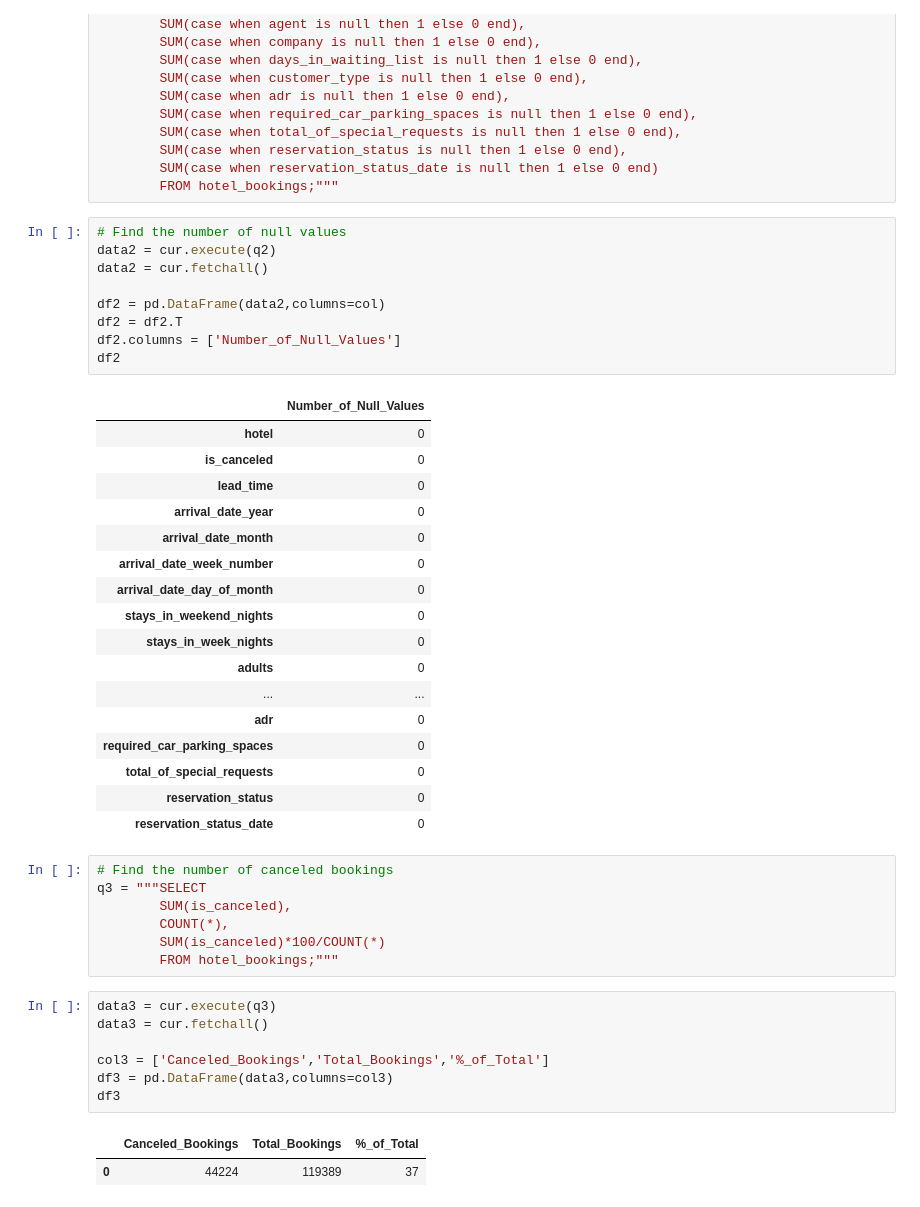
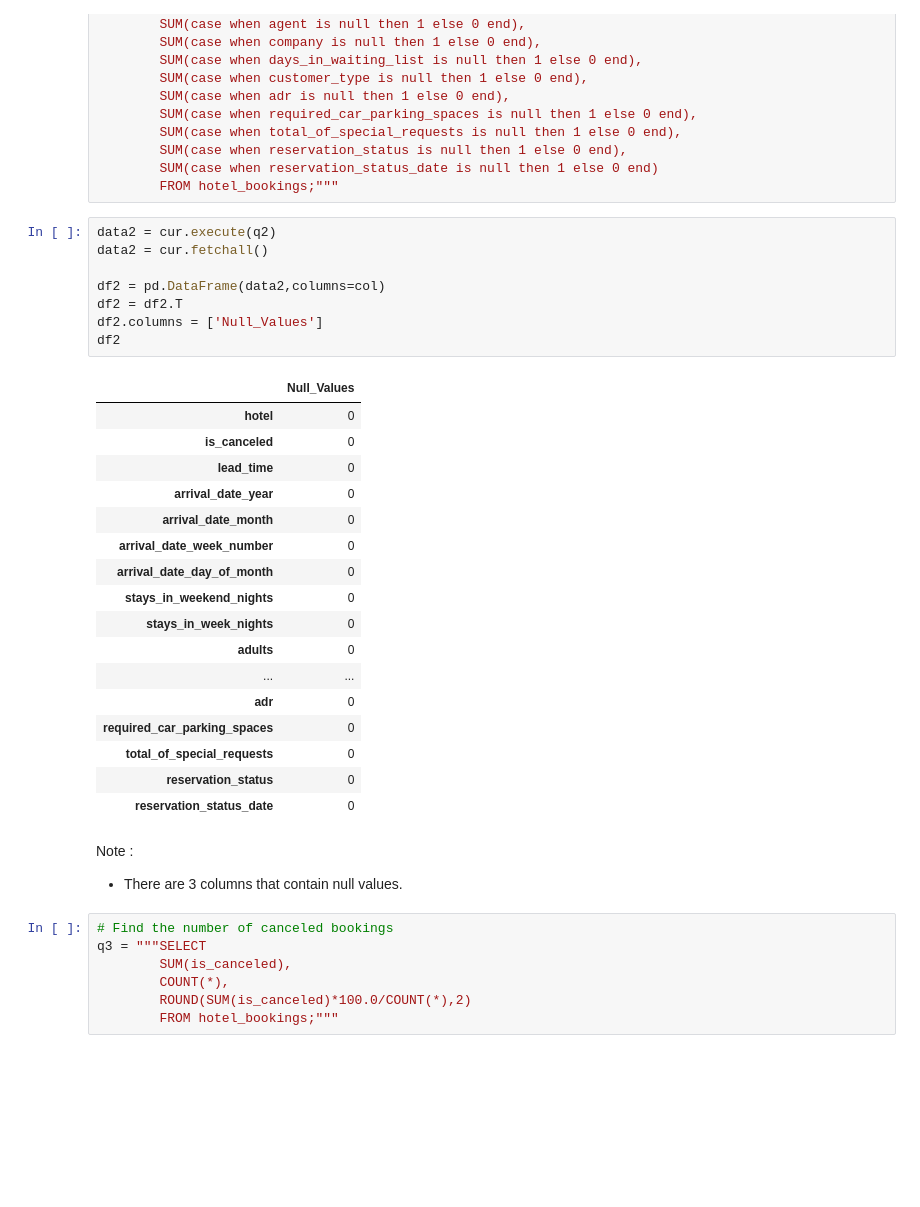
Before and after one commit to pimgcn/hotel-retrieving, a Jupyter notebook: hotel_bookings.ipynb, the cells around one changed output. Cells and saved outputs as stored; diff of their text form; blank space fills up the shorter version.

```diff
--- a/hotel_bookings.ipynb
+++ b/hotel_bookings.ipynb
@@ -77,16 +73,15 @@ q2 = """SELECT SUM(case when hotel is null then 1 else 0 end),
         SUM(case when reservation_status_date is null then 1 else 0 end)
         FROM hotel_bookings;"""
 # %%
-# Find the number of null values
 data2 = cur.execute(q2)
 data2 = cur.fetchall()
 
 df2 = pd.DataFrame(data2,columns=col)
 df2 = df2.T
-df2.columns = ['Number_of_Null_Values']
+df2.columns = ['Null_Values']
 df2
 # %% [output]
-|  | Number_of_Null_Values |
+|  | Null_Values |
 | hotel | 0 |
 | is_canceled | 0 |
 | lead_time | 0 |
@@ -103,20 +98,13 @@ df2
 | total_of_special_requests | 0 |
 | reservation_status | 0 |
 | reservation_status_date | 0 |
+# %% [markdown]
+Note :
+- There are 3 columns that contain null values.
 # %%
 # Find the number of canceled bookings
 q3 = """SELECT
         SUM(is_canceled),
         COUNT(*),
-        SUM(is_canceled)*100/COUNT(*)
+        ROUND(SUM(is_canceled)*100.0/COUNT(*),2)
         FROM hotel_bookings;"""
-# %%
-data3 = cur.execute(q3)
-data3 = cur.fetchall()
-
-col3 = ['Canceled_Bookings','Total_Bookings','%_of_Total']
-df3 = pd.DataFrame(data3,columns=col3)
-df3
-# %% [output]
-|  | Canceled_Bookings | Total_Bookings | %_of_Total |
-| 0 | 44224 | 119389 | 37 |
```
Also changed, not shown: parts of 58 cells of this notebook.
